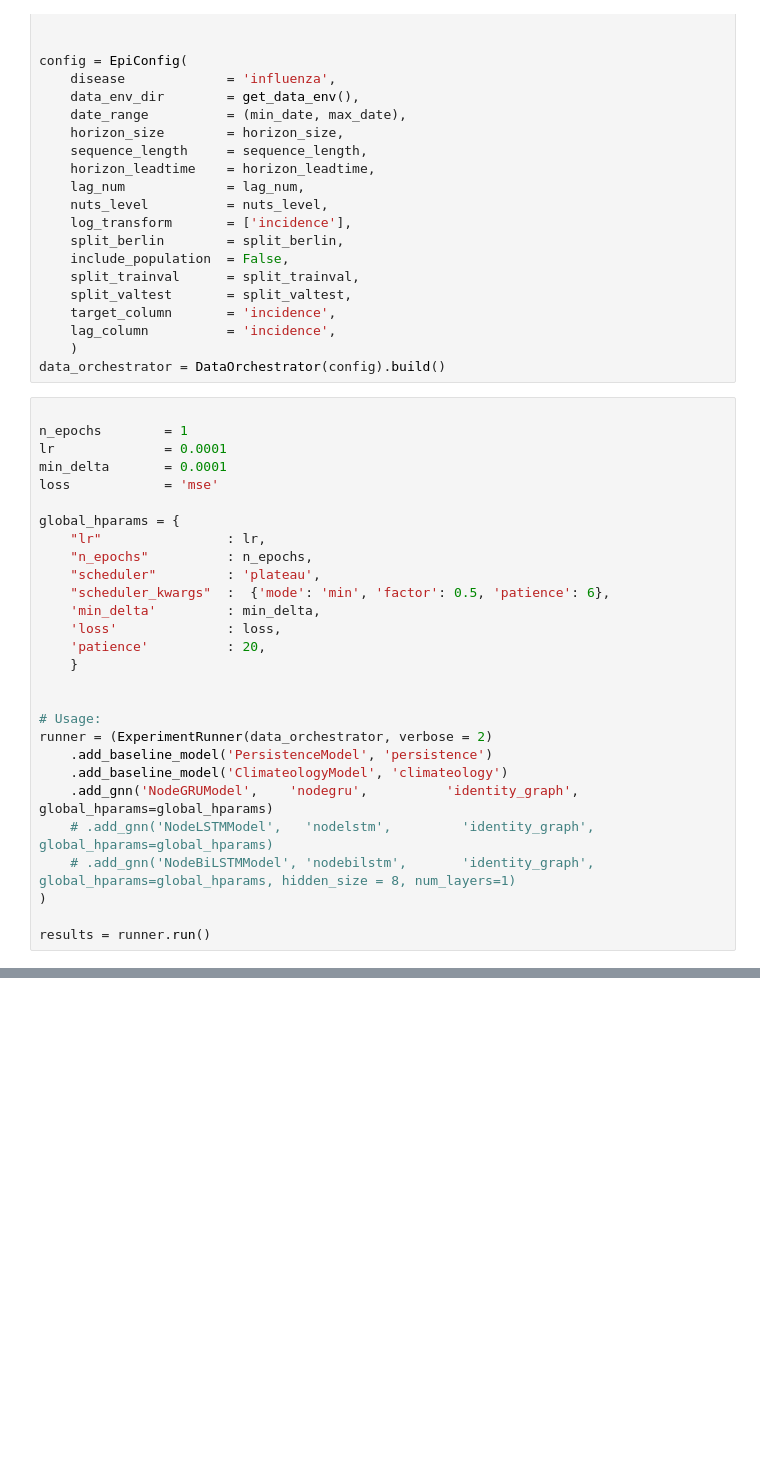
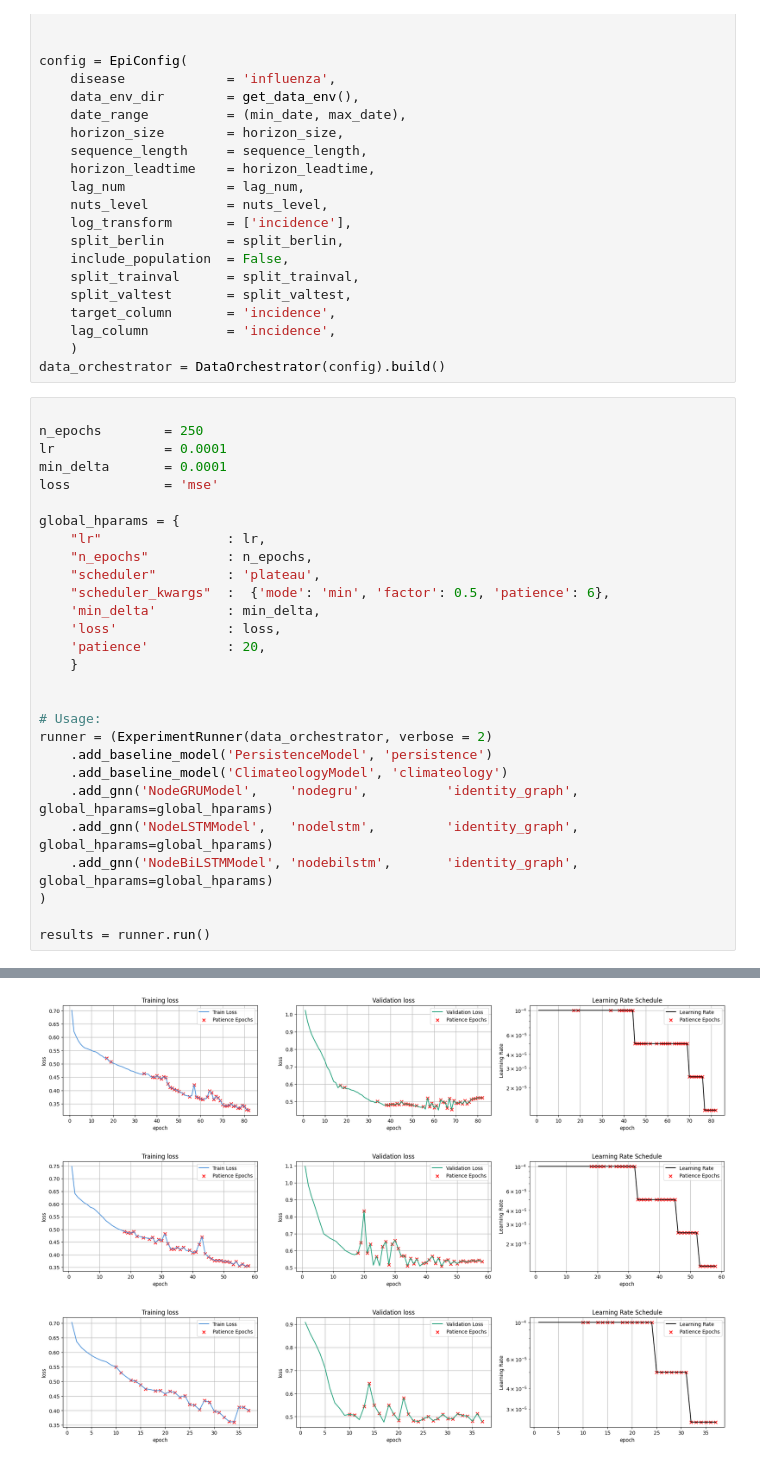
Before and after one commit to stends2001/infectious_disease_gnn, a Jupyter notebook: src/notebooks/5. gru.ipynb, the cells around one changed output, grey strips where cells are left out. Drawn from its saved outputs; the diff is of its cells as text; blank space fills up the shorter version.

```diff
--- a/src/notebooks/5. gru.ipynb
+++ b/src/notebooks/5. gru.ipynb
@@ -39,7 +39,7 @@ config = EpiConfig(
 data_orchestrator = DataOrchestrator(config).build()
 # %%
 
-n_epochs        = 1
+n_epochs        = 250
 lr              = 0.0001
 min_delta       = 0.0001
 loss            = 'mse'
@@ -60,8 +60,8 @@ runner = (ExperimentRunner(data_orchestrator, verbose = 2)
     .add_baseline_model('PersistenceModel', 'persistence')
     .add_baseline_model('ClimateologyModel', 'climateology')
     .add_gnn('NodeGRUModel',    'nodegru',          'identity_graph',                       global_hparams=global_hparams)
-    # .add_gnn('NodeLSTMModel',   'nodelstm',         'identity_graph',                       global_hparams=global_hparams)
-    # .add_gnn('NodeBiLSTMModel', 'nodebilstm',       'identity_graph',                       global_hparams=global_hparams, hidden_size = 8, num_layers=1)
+    .add_gnn('NodeLSTMModel',   'nodelstm',         'identity_graph',                       global_hparams=global_hparams)
+    .add_gnn('NodeBiLSTMModel', 'nodebilstm',       'identity_graph',                       global_hparams=global_hparams)
 )
 
 results = runner.run()
@@ -85,0 +123,3 @@ AttributeError: 'tuple' object has no attribute 'dim'
+[figure, added]
+[figure, added]
+[figure, added]
```
Also changed, not shown: parts of 6 cells of this notebook, 9 other files.
